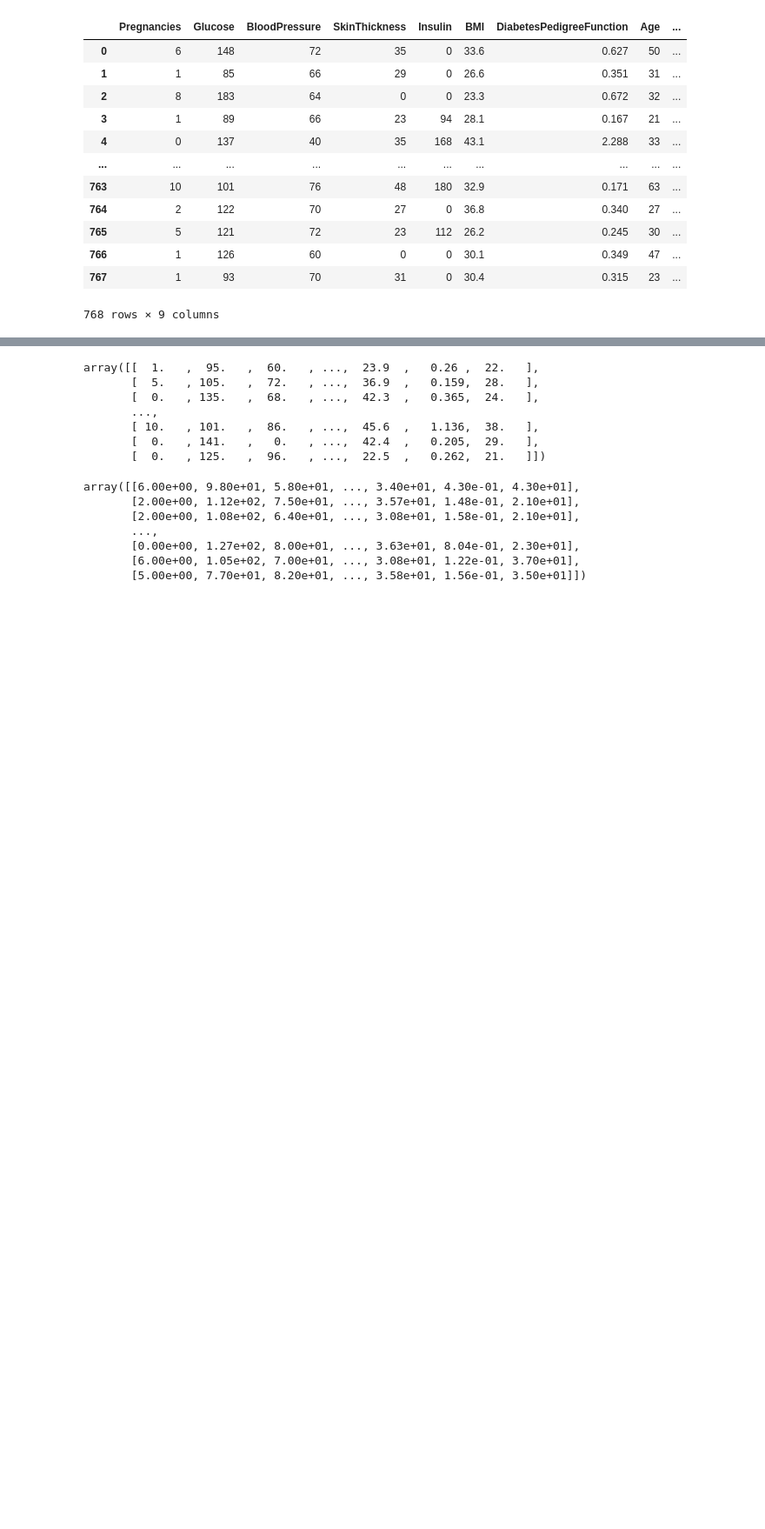
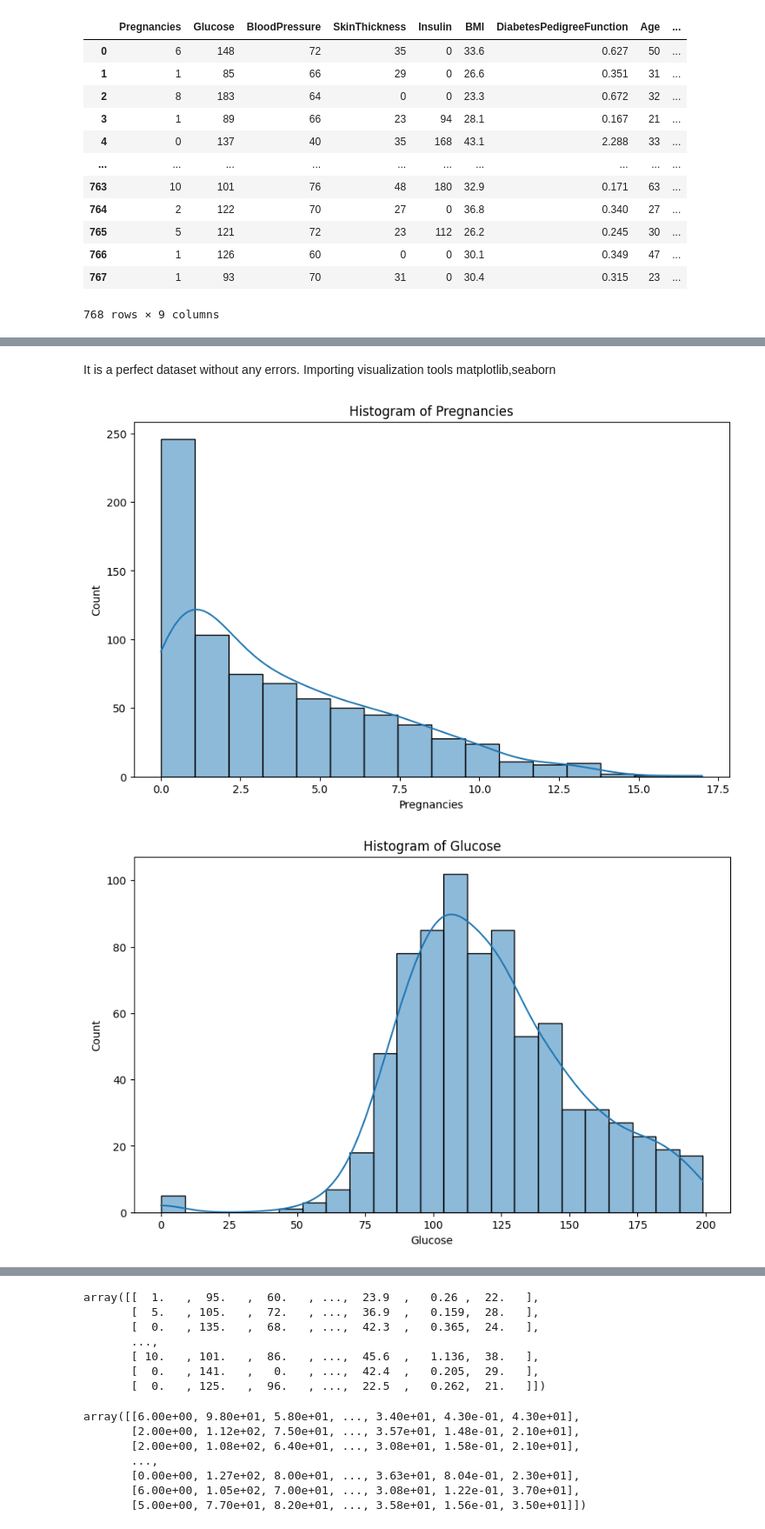
Before and after one commit to faseenafarz/machine-learning, a Jupyter notebook: diabeticprediction_knn.ipynb, the cells around one changed output, grey strips where cells are left out. Shown: that part at 87% size. Cells and saved outputs as stored; diff of their text form; code cells hidden in the pictures; blank space fills up the shorter version.

```diff
--- a/diabeticprediction_knn.ipynb
+++ b/diabeticprediction_knn.ipynb
@@ -65,0 +74,3 @@ dtype: int64
+# %% [markdown]
+It is a perfect dataset without any errors.
+Importing visualization tools matplotlib,seaborn
@@ -65,0 +80,9 @@ dtype: int64
+# %%
+for col in df:
+    plt.figure(figsize=(10, 6))
+    sns.histplot(df[col], kde=True)
+    plt.title(f'Histogram of {col}')
+    plt.show()
+# %% [output]
+[figure, added]
+[figure, added]
```
Also changed, not shown: parts of 16 cells of this notebook.
